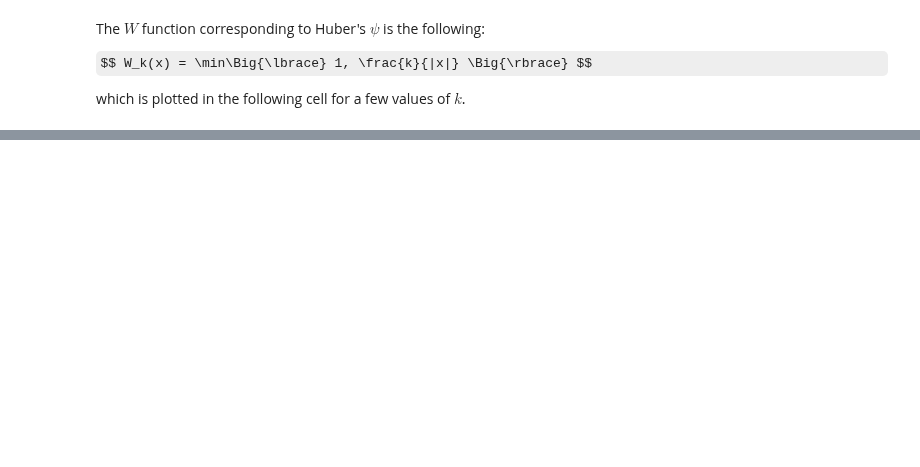
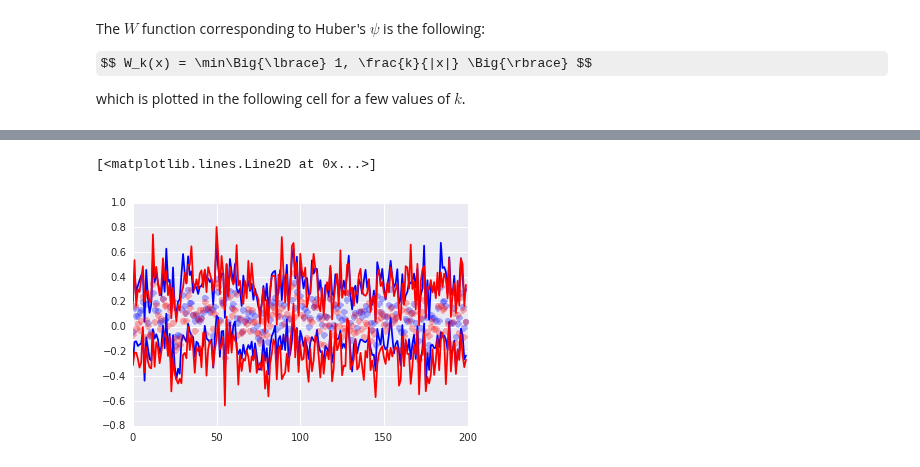
Before and after one commit to unpingco/Python-for-Signal-Processing, a Jupyter notebook: Robust_Statistics.ipynb, the cells around one changed output, grey strips where cells are left out. Cells and saved outputs as stored; diff of their text form; code cells hidden in the pictures; some formulas as TeX source; blank space fills up the shorter version.

```diff
--- a/Robust_Statistics.ipynb
+++ b/Robust_Statistics.ipynb
@@ -338,0 +354,31 @@ fig
+# %%
+from scipy.stats import gaussian_kde
+from scipy.optimize import fsolve
+
+def compute_bootstrap_CI_median(x,nboot=100):
+    phat = np.median(x)
+    bs=[np.median(np.random.choice(x,size=len(xs))) for i in range(nboot)]
+    kbs=gaussian_kde(bs) # kernel density estimate
+    delta=fsolve(lambda delta:0.95-kbs.integrate_box(phat-delta,phat+delta) ,0.1)[0]
+    return (phat-delta,phat+delta)
+
+def compute_bootstrap_CI_mean(x,nboot=100):
+    phat = np.mean(x)
+    bs=[np.mean(np.random.choice(x,size=len(xs))) for i in range(nboot)]
+    kbs=gaussian_kde(bs) # kernel density estimate
+    delta=fsolve(lambda delta:0.95-kbs.integrate_box(phat-delta,phat+delta) ,0.1)[0]
+    return (phat-delta,phat+delta)
+# %%
+upper_b_median,lower_b_median =zip(*[ compute_bootstrap_CI_median(xs[:,i]) for i in range(xs.shape[1]) ])
+upper_b_mean,lower_b_mean =zip(*[ compute_bootstrap_CI_mean(xs[:,i]) for i in range(xs.shape[1]) ])
+# %%
+fig,ax=subplots()
+ax.plot(np.mean(xs,axis=0),'o',color='b',alpha=.3)
+ax.plot(upper_b_mean,color='b')
+ax.plot(lower_b_mean,color='b')
+ax.plot(np.median(xs,axis=0),'o',color='r',alpha=.3)
+ax.plot(upper_b_median,color='r')
+ax.plot(lower_b_median,color='r')
+# %% [output]
+[<matplotlib.lines.Line2D at 0x...>]
+[figure, added]
```
Also changed, not shown: parts of 17 cells of this notebook.
